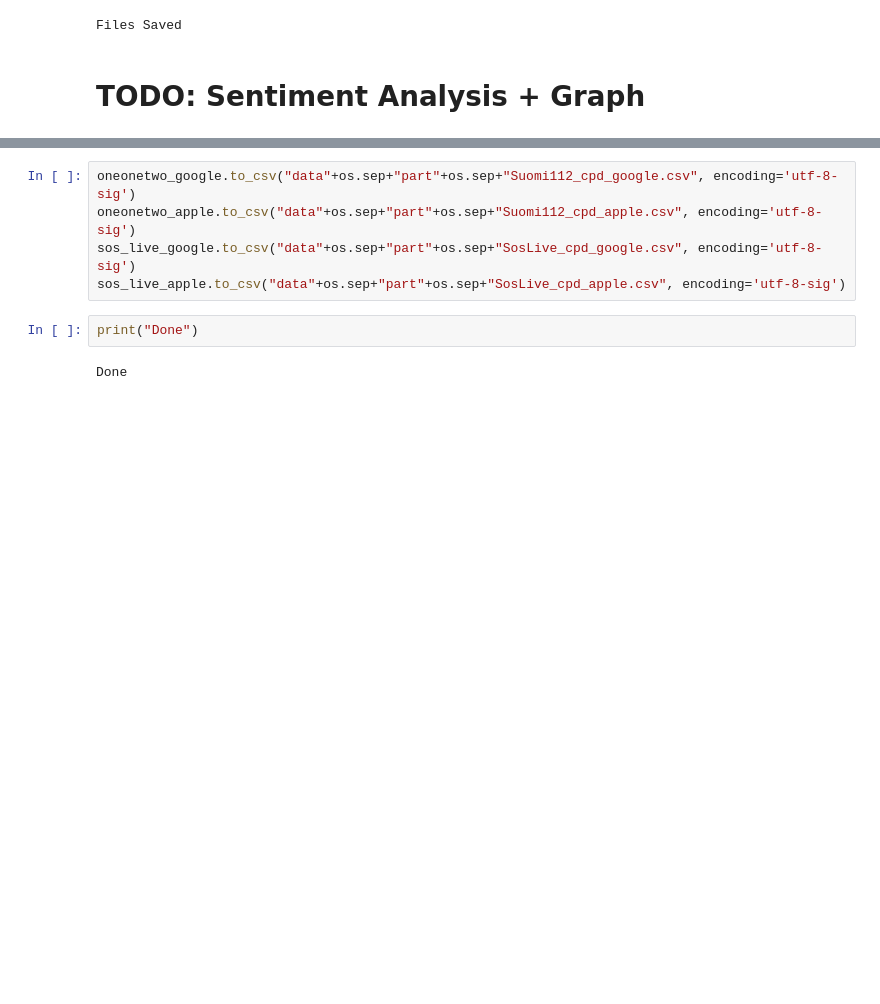
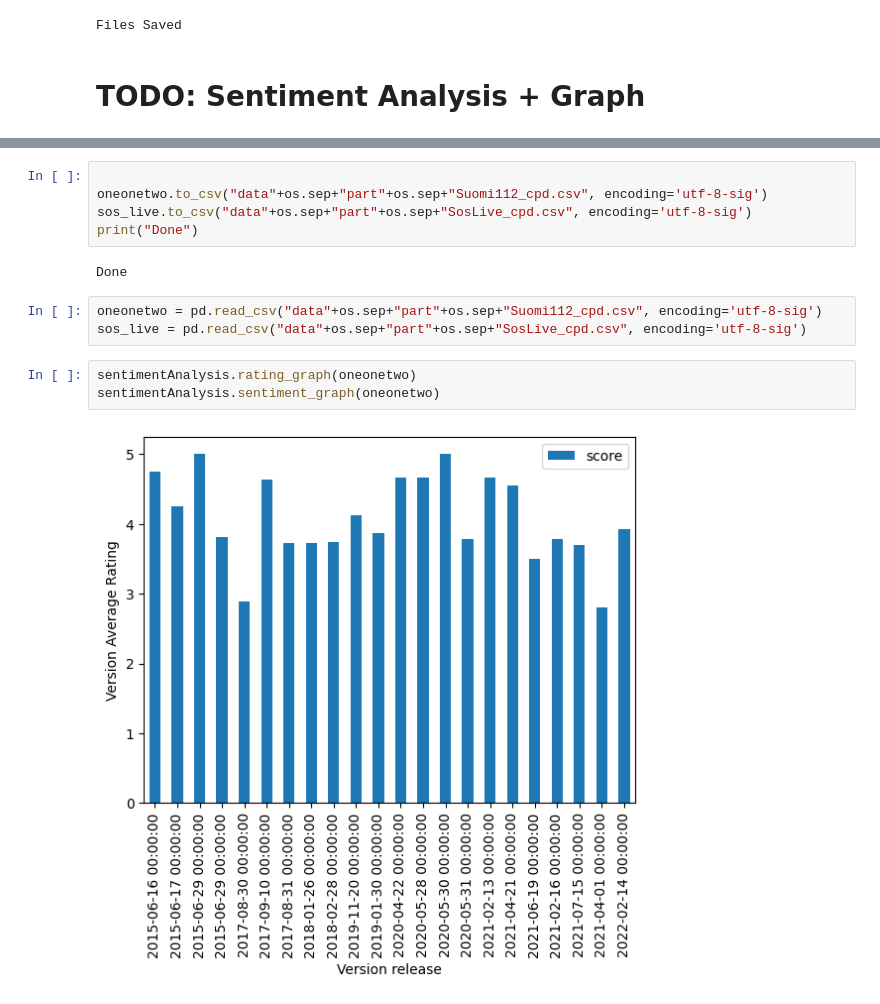
Before and after one commit to theATM/ReviewsAnalysis, a Jupyter notebook: scrapper.ipynb, the cells around one changed output, grey strips where cells are left out. Drawn from its saved outputs; the diff is of its cells as text; blank space fills up the shorter version.

Commit message:
File concatenation and Graph analysis

```diff
--- a/scrapper.ipynb
+++ b/scrapper.ipynb
@@ -95,9 +100,15 @@ End of analysis
 # %%
-oneonetwo_google.to_csv("data"+os.sep+"part"+os.sep+"Suomi112_cpd_google.csv", encoding='utf-8-sig')
-oneonetwo_apple.to_csv("data"+os.sep+"part"+os.sep+"Suomi112_cpd_apple.csv", encoding='utf-8-sig')
-sos_live_google.to_csv("data"+os.sep+"part"+os.sep+"SosLive_cpd_google.csv", encoding='utf-8-sig')
-sos_live_apple.to_csv("data"+os.sep+"part"+os.sep+"SosLive_cpd_apple.csv", encoding='utf-8-sig')
+
+oneonetwo.to_csv("data"+os.sep+"part"+os.sep+"Suomi112_cpd.csv", encoding='utf-8-sig')
+sos_live.to_csv("data"+os.sep+"part"+os.sep+"SosLive_cpd.csv", encoding='utf-8-sig')
+print("Done")
+# %% [output]
+Done
-# %%
-print("Done")
-# %% [output]
-Done
+# %%
+oneonetwo = pd.read_csv("data"+os.sep+"part"+os.sep+"Suomi112_cpd.csv", encoding='utf-8-sig')
+sos_live = pd.read_csv("data"+os.sep+"part"+os.sep+"SosLive_cpd.csv", encoding='utf-8-sig')
+# %%
+sentimentAnalysis.rating_graph(oneonetwo)
+sentimentAnalysis.sentiment_graph(oneonetwo)
+# %% [output]
+[figure, added]
```
Also changed, not shown: parts of 15 cells of this notebook, 4 other files.
